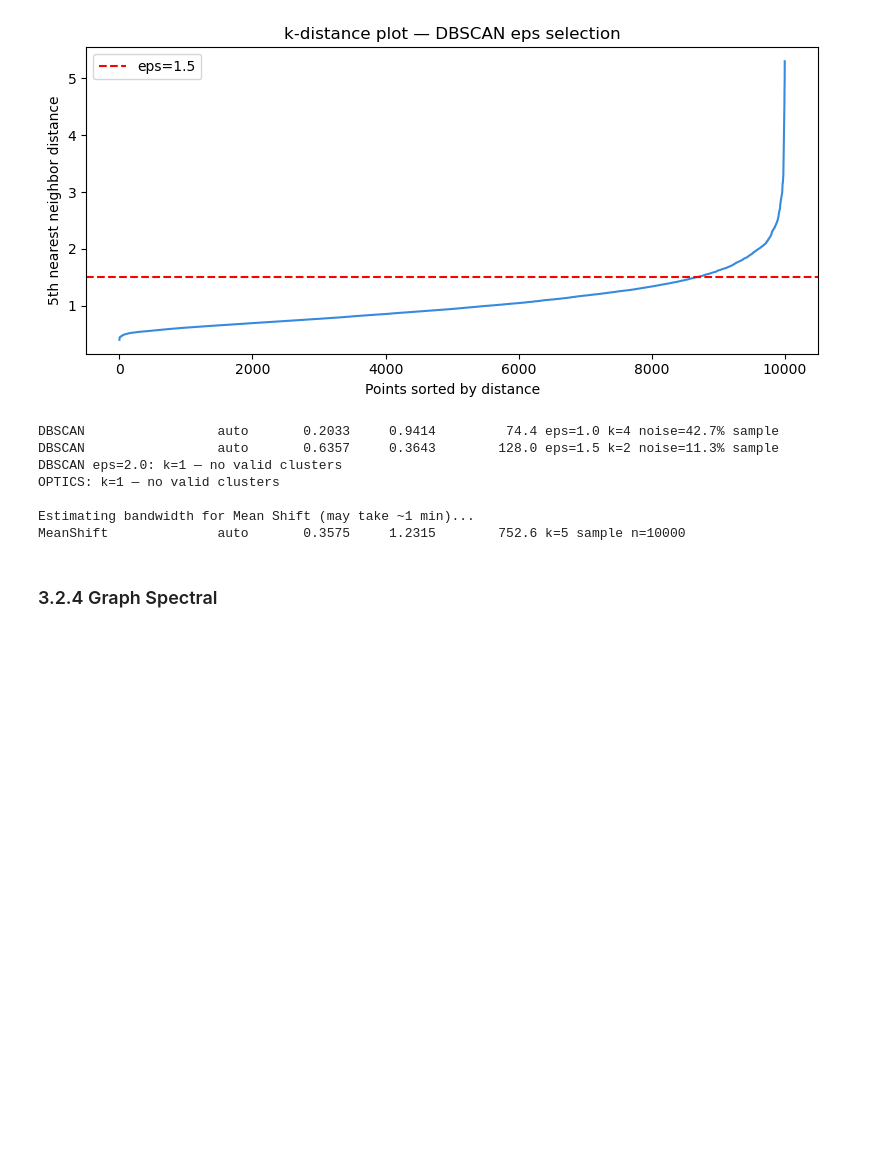
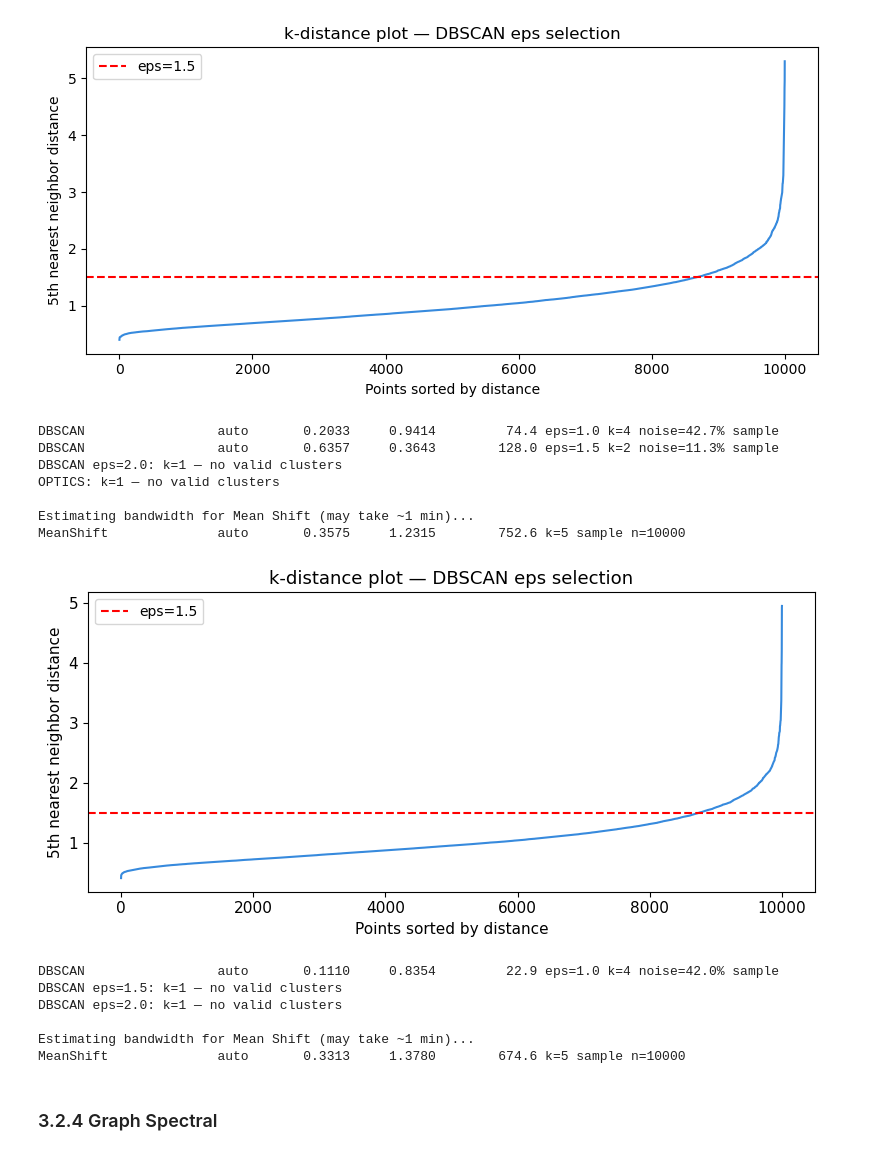
Before and after one commit to telmoolarreaga/PFG, a Jupyter notebook: Base de datos/Analisis_3/Analisis_3_ambos/Analisis_Introductorio_3.1copy copy.ipynb, the cells around one changed output. Saved outputs shown, nothing was run; the diff lists cells and outputs as text; code cells hidden in the pictures; blank space fills up the shorter version.

```diff
--- a/Base de datos/Analisis_3/Analisis_3_ambos/Analisis_Introductorio_3.1copy copy.ipynb
+++ b/Base de datos/Analisis_3/Analisis_3_ambos/Analisis_Introductorio_3.1copy copy.ipynb
@@ -864,6 +874,82 @@ OPTICS: k=1 — no valid clusters
 
 Estimating bandwidth for Mean Shift (may take ~1 min)...
 MeanShift              auto       0.3575     1.2315        752.6 k=5 sample n=10000
+# %%
+# ── Density-based — sample only ───────────────────────────────────
+# HDBSCAN
+hdb_s = HDBSCAN(min_cluster_size=100, min_samples=10,
+                cluster_selection_method='eom')
+labels_hdb_s = hdb_s.fit_predict(X_sample)
+mask_s   = labels_hdb_s != -1
+n_hdb_s  = len(set(labels_hdb_s[mask_s]))
+noise_s  = (labels_hdb_s == -1).mean() * 100
+if n_hdb_s > 1:
+    sil = silhouette_score(X_sample[mask_s], labels_hdb_s[mask_s],
+                           random_state=42)
+    db  = davies_bouldin_score(X_sample[mask_s], labels_hdb_s[mask_s])
+    ch  = calinski_harabasz_score(X_sample[mask_s], labels_hdb_s[mask_s])
+    results['HDBSCAN_sample'] = {'labels': labels_hdb_s, 'silhouette': sil,
+                                  'davies_bouldin': db, 'calinski': ch}
+    print(f"{'HDBSCAN':<22} {'auto':>3} {sil:>12.4f} {db:>10.4f} {ch:>12.1f} "
+          f"k={n_hdb_s} noise={noise_s:.1f}% sample")
+
+# DBSCAN — k-distance plot first
+from sklearn.neighbors import NearestNeighbors
+nn = NearestNeighbors(n_neighbors=5).fit(X_sample)
+dist, _ = nn.kneighbors(X_sample)
+dist_sorted = np.sort(dist[:, -1])
+
+plt.figure(figsize=(8, 4))
+plt.plot(dist_sorted, color='#378ADD')
+plt.title('k-distance plot — DBSCAN eps selection')
+plt.xlabel('Points sorted by distance')
+plt.ylabel('5th nearest neighbor distance')
+plt.axhline(y=1.5, color='red', linestyle='--', label='eps=1.5')
+plt.legend(); plt.tight_layout()
+plt.savefig('dbscan_eps_2000.png', dpi=150, bbox_inches='tight')
+plt.show()
+
+for eps in [1.0, 1.5, 2.0]:
+    db_model  = DBSCAN(eps=eps, min_samples=10)
+    labels_db = db_model.fit_predict(X_sample)
+    n_db      = len(set(labels_db)) - (1 if -1 in labels_db else 0)
+    noise_db  = (labels_db == -1).mean() * 100
+    if n_db > 1:
+        mask_db = labels_db != -1
+        sil = silhouette_score(X_sample[mask_db], labels_db[mask_db],
+                               random_state=42)
+        db  = davies_bouldin_score(X_sample[mask_db], labels_db[mask_db])
+        ch  = calinski_harabasz_score(X_sample[mask_db], labels_db[mask_db])
+        results[f"DBSCAN_eps{eps}"] = {'labels': labels_db, 'silhouette': sil,
+                                        'davies_bouldin': db, 'calinski': ch}
+        print(f"{'DBSCAN':<22} {'auto':>3} {sil:>12.4f} {db:>10.4f} {ch:>12.1f} "
+              f"eps={eps} k={n_db} noise={noise_db:.1f}% sample")
+    else:
+        print(f"DBSCAN eps={eps}: k={n_db} — no valid clusters")
+
+
+# Mean Shift
+from sklearn.cluster import MeanShift, estimate_bandwidth
+print("\nEstimating bandwidth for Mean Shift (may take ~1 min)...")
+bandwidth = estimate_bandwidth(X_sample, quantile=0.2, random_state=42)
+ms = MeanShift(bandwidth=bandwidth, bin_seeding=True)
+labels_ms = ms.fit_predict(X_sample)
+n_ms = len(set(labels_ms))
+sil = silhouette_score(X_sample, labels_ms, random_state=42)
+db  = davies_bouldin_score(X_sample, labels_ms)
+ch  = calinski_harabasz_score(X_sample, labels_ms)
+results['MeanShift'] = {'labels': labels_ms, 'silhouette': sil,
+                         'davies_bouldin': db, 'calinski': ch}
+print(f"{'MeanShift':<22} {'auto':>3} {sil:>12.4f} {db:>10.4f} {ch:>12.1f} "
+      f"k={n_ms} sample n={SAMPLE_SIZE}")
+# %% [output]
+[figure, added]
+DBSCAN                 auto       0.1110     0.8354         22.9 eps=1.0 k=4 noise=42.0% sample
+DBSCAN eps=1.5: k=1 — no valid clusters
+DBSCAN eps=2.0: k=1 — no valid clusters
+
+Estimating bandwidth for Mean Shift (may take ~1 min)...
+MeanShift              auto       0.3313     1.3780        674.6 k=5 sample n=10000
 # %% [markdown]
 ### 3.2.4 Graph Spectral
 # %%
```
Also changed, not shown: parts of 16 cells of this notebook, 6 other files.
